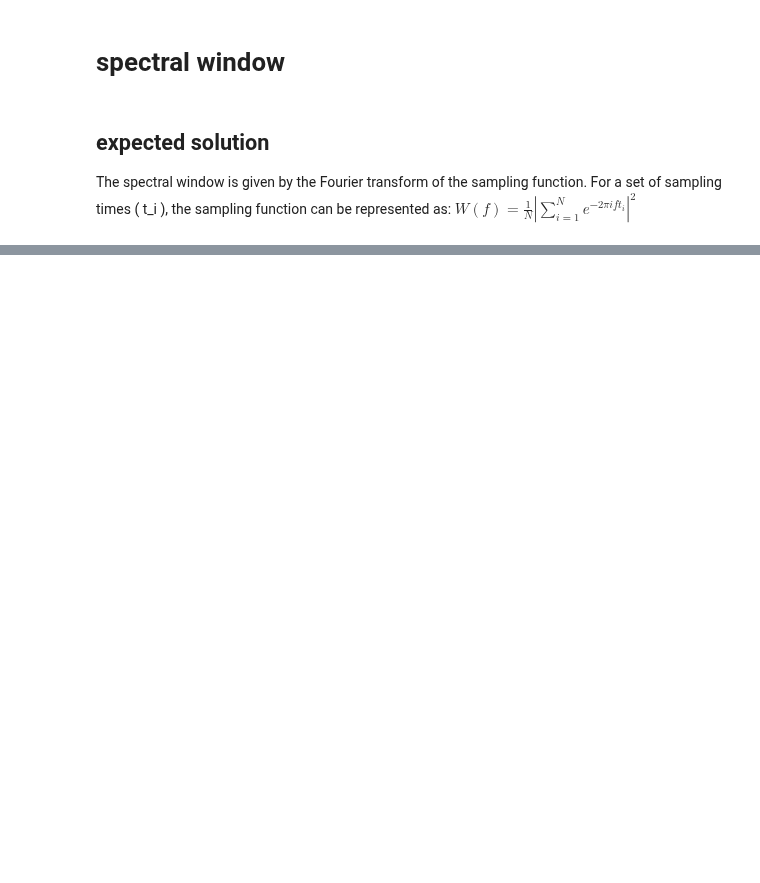
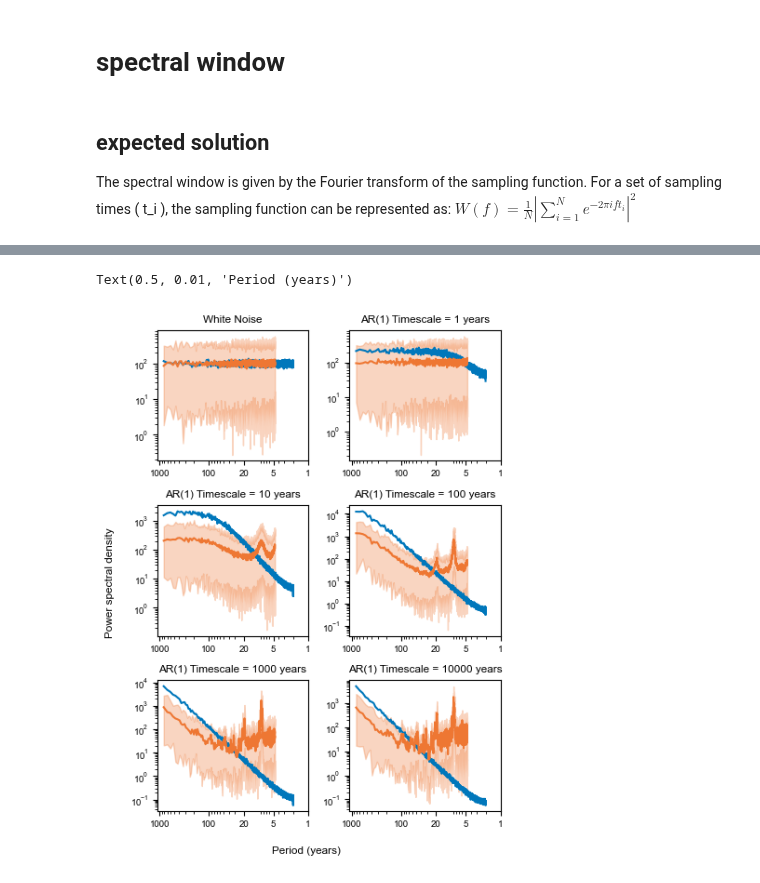
Before and after one commit to ericjmei/methane_noise_forcing, a Jupyter notebook: notebooks/explore_spectral/sampling_artifacts.ipynb, the cells around one changed output, grey strips where cells are left out. Drawn from its saved outputs; the diff is of its cells as text; code cells hidden in the pictures; blank space fills up the shorter version.

Commit message:
spectral window and low-frequency leakage

```diff
--- a/notebooks/explore_spectral/sampling_artifacts.ipynb
+++ b/notebooks/explore_spectral/sampling_artifacts.ipynb
@@ -22,5 +26,5 @@ plt.rcParams.update(matplotlib_rcparams)
 # %%
-psd_x_tick_labels = [1000, 100, 20, 10, 5, 1]
+psd_x_tick_labels = [1000, 100, 20, 5, 1]
 # %%
 ## load all obs
 with initialize(
@@ -130,0 +191,13 @@ for i, site in enumerate(site_names):
+# %%
+## change noise to same intervals as noise samples
+len_sample = noise_sampled.time[0] - noise_sampled.time[-1]
+mask = noise.time <= len_sample
+noise_continuous = noise.sel(time=mask)
+# %%
+## ensure equal variance in all ensemble members
+var_noise_sampled = noise_sampled.var(dim="time")
+var_noise_continuous = noise_continuous.var(dim="time")
+
+# re-scale to target variance
+noise_sampled = noise_sampled * np.sqrt(variance / var_noise_sampled)
+noise_continuous = noise_continuous * np.sqrt(variance / var_noise_continuous)
@@ -130,0 +248,62 @@ for i, site in enumerate(site_names):
+# %%
+## make n-by-2 plots of continuous vs sampled power spectra for each timescale
+freq_min = 1/1000 # inverse years
+n_cols = 2
+n_rows = int(np.ceil(len(timescales) / n_cols))
+fig, axs = plt.subplots(
+    nrows=n_rows,
+    ncols=n_cols,
+    figsize=(fig_width_options["two_column_small"], 2 * n_rows),
+    tight_layout=True,
+)
+axs = axs.flatten()
+for i, tau in enumerate(timescales):
+    ax = axs[i]
+    # continuous
+    mean_cont, ci_lower_cont, ci_upper_cont = calculate_mean_and_ci(
+        psd_continuous[tau].sel(frequency=slice(freq_min, 1/2/dt)), ci=0.95
+    )
+    ax.plot(
+        1 / psd_continuous[tau].sel(frequency=slice(freq_min, 1/2/dt)).frequency,
+        mean_cont,
+        color=colors_vibrant["blue"],
+        label="Continuous",
+    )
+    # sampled
+    mean_samp, ci_lower_samp, ci_upper_samp = calculate_mean_and_ci(
+        psd_sampled[tau].sel(frequency=slice(freq_min, None)), ci=0.95
+    )
+    ax.plot(
+        1 / psd_sampled[tau].sel(frequency=slice(freq_min, None)).frequency,
+        mean_samp,
+        color=colors_vibrant["orange"],
+        label="Sampled",
+    )
+    ax.fill_between(
+        1 / psd_sampled[tau].sel(frequency=slice(freq_min, None)).frequency,
+        ci_lower_samp,
+        ci_upper_samp,
+        color=colors_vibrant["orange"],
+        alpha=0.3,
+    )
+
+    ax.set_xscale("log")
+    ax.set_yscale("log")
+    ax.invert_xaxis()
+    if tau != 0:
+        ax.set_title(f"AR(1) Timescale = {tau} years", fontsize=large_font)
+    else:
+        ax.set_title(f"White Noise", fontsize=large_font)
+    ax.set_xticks(psd_x_tick_labels)
+    ax.set_xticklabels([f"{tick}" for tick in psd_x_tick_labels])
+    ax.grid(False)
+if len(timescales) % 2 != 0:
+    axs[-1].axis('off')
+    # axs[-2].legend()
+# else:
+#     # axs[-1].legend()
+fig.supylabel("Power spectral density", fontsize=large_font)
+fig.supxlabel("Period (years)", fontsize=large_font)
+# %% [output]
+Text(0.5, 0.01, 'Period (years)')
+[figure, added]
```
Also changed, not shown: parts of 9 cells of this notebook.
